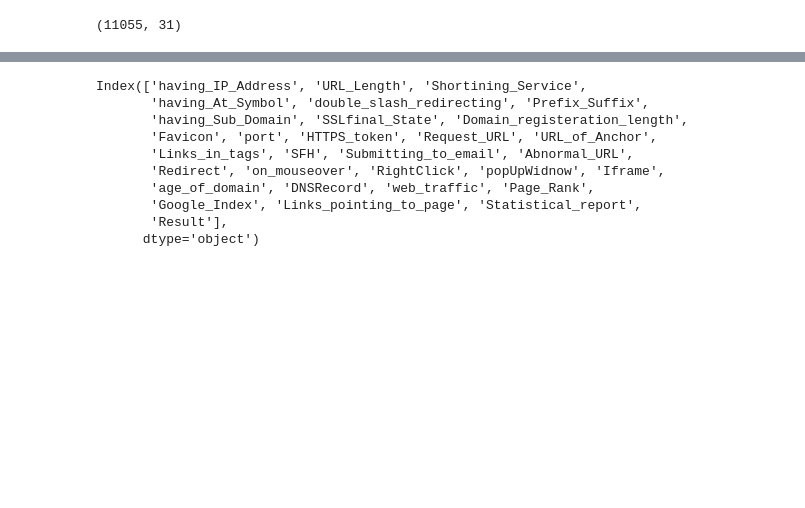
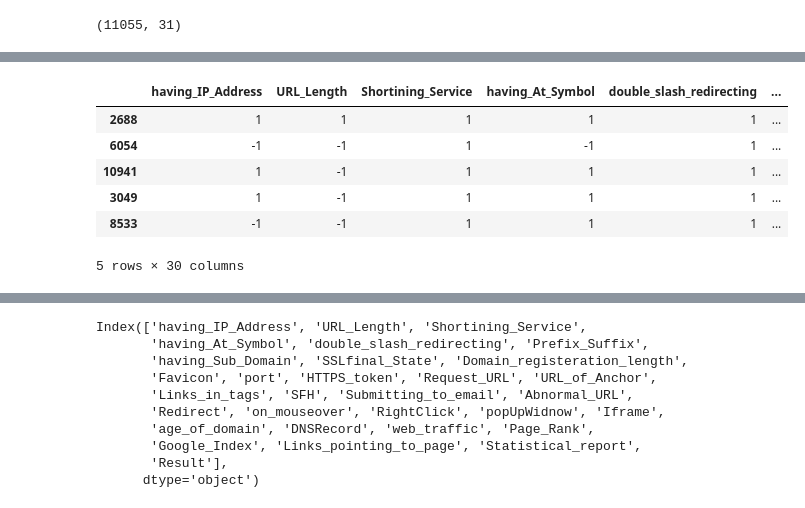
Before and after one commit to sunnysavita10/Network_Security, a Jupyter notebook: Notebook/EDA.ipynb, the cells around one changed output, grey strips where cells are left out. Drawn from its saved outputs; the diff is of its cells as text; code cells hidden in the pictures; blank space fills up the shorter version.

```diff
--- a/Notebook/EDA.ipynb
+++ b/Notebook/EDA.ipynb
@@ -8,3 +8,5 @@ data=pd.read_csv(r"..\\Network_Data\\NetworkData.csv")
 data.shape
 # %% [output]
 (11055, 31)
+# %%
+df=data.sample(50)
@@ -10,0 +26,2 @@ data.shape
+# %%
+df=df.drop(["Result"],axis=1)
@@ -10,0 +30,10 @@ data.shape
+# %%
+df.head()
+# %% [output]
+|  | having_IP_Address | URL_Length | Shortining_Service | having_At_Symbol | double_slash_redirecting | ... |
+| 2688 | 1 | 1 | 1 | 1 | 1 | ... |
+| 6054 | -1 | -1 | 1 | -1 | 1 | ... |
+| 10941 | 1 | -1 | 1 | 1 | 1 | ... |
+| 3049 | 1 | -1 | 1 | 1 | 1 | ... |
+| 8533 | -1 | -1 | 1 | 1 | 1 | ... |
+5 rows × 30 columns
```
Also changed, not shown: parts of 3 cells of this notebook, 11 other files.
